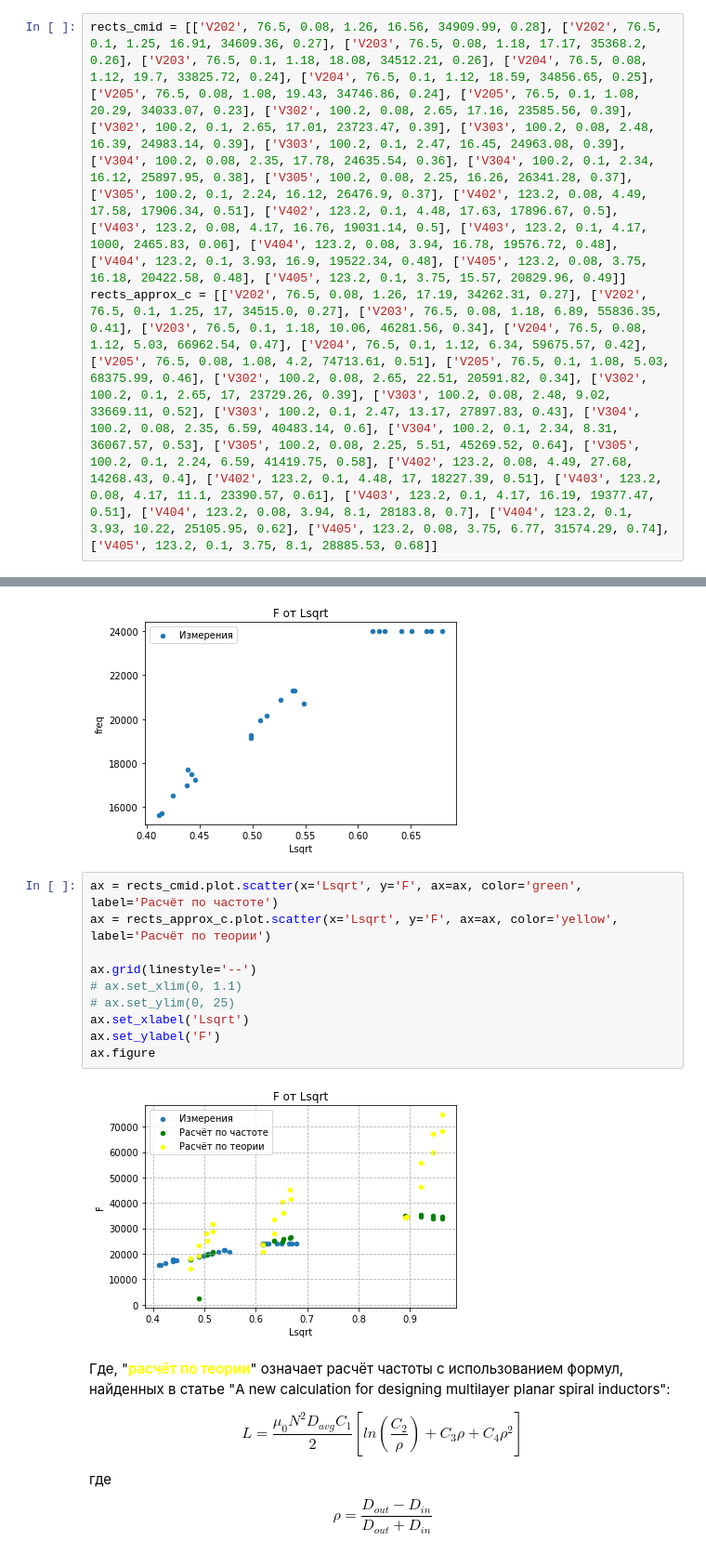
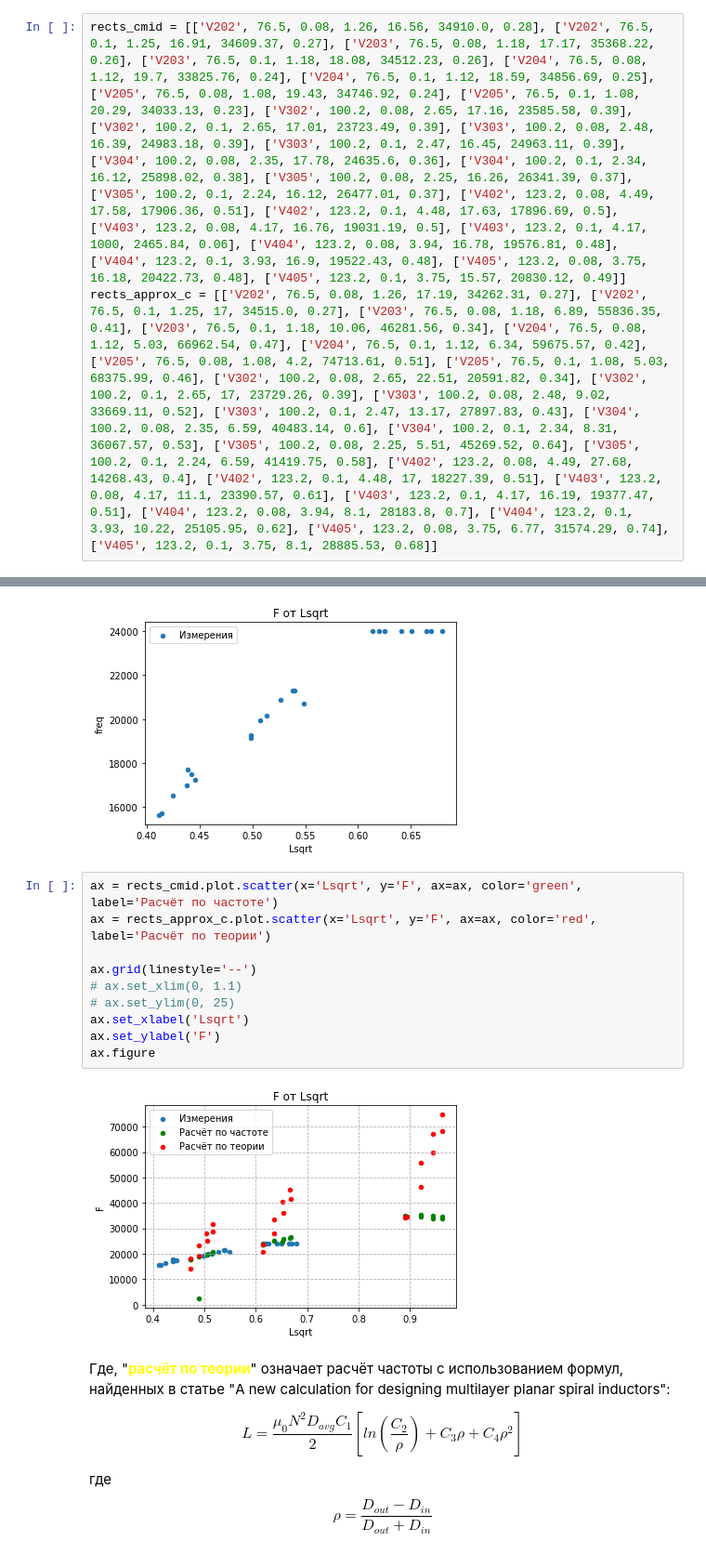
Before and after one commit to igrekus/coil-report, a Jupyter notebook: coil-f-comparison.ipynb, the cells around one changed output, grey strips where cells are left out. Shown at 93% size. Saved outputs shown, nothing was run; the diff lists cells and outputs as text.

Commit message:
FIX: change calculated lsqrt color to red

```diff
--- a/coil-f-comparison.ipynb
+++ b/coil-f-comparison.ipynb
@@ -48,7 +48,7 @@ See the caveats in the documentation: https://pandas.pydata.org/pandas-docs/stab
 cmid = rects['C, pF']
 cmid = list(cmid)
 # %%
-rects_cmid = [['V202', 76.5, 0.08, 1.26, 16.56, 34909.99, 0.28], ['V202', 76.5, 0.1, 1.25, 16.91, 34609.36, 0.27], ['V203', 76.5, 0.08, 1.18, 17.17, 35368.2, 0.26], ['V203', 76.5, 0.1, 1.18, 18.08, 34512.21, 0.26], ['V204', 76.5, 0.08, 1.12, 19.7, 33825.72, 0.24], ['V204', 76.5, 0.1, 1.12, 18.59, 34856.65, 0.25], ['V205', 76.5, 0.08, 1.08, 19.43, 34746.86, 0.24], ['V205', 76.5, 0.1, 1.08, 20.29, 34033.07, 0.23], ['V302', 100.2, 0.08, 2.65, 17.16, 23585.56, 0.39], ['V302', 100.2, 0.1, 2.65, 17.01, 23723.47, 0.39], ['V303', 100.2, 0.08, 2.48, 16.39, 24983.14, 0.39], ['V303', 100.2, 0.1, 2.47, 16.45, 24963.08, 0.39], ['V304', 100.2, 0.08, 2.35, 17.78, 24635.54, 0.36], ['V304', 100.2, 0.1, 2.34, 16.12, 25897.95, 0.38], ['V305', 100.2, 0.08, 2.25, 16.26, 26341.28, 0.37], ['V305', 100.2, 0.1, 2.24, 16.12, 26476.9, 0.37], ['V402', 123.2, 0.08, 4.49, 17.58, 17906.34, 0.51], ['V402', 123.2, 0.1, 4.48, 17.63, 17896.67, 0.5], ['V403', 123.2, 0.08, 4.17, 16.76, 19031.14, 0.5], ['V403', 123.2, 0.1, 4.17, 1000, 2465.83, 0.06], ['V404', 123.2, 0.08, 3.94, 16.78, 19576.72, 0.48], ['V404', 123.2, 0.1, 3.93, 16.9, 19522.34, 0.48], ['V405', 123.2, 0.08, 3.75, 16.18, 20422.58, 0.48], ['V405', 123.2, 0.1, 3.75, 15.57, 20829.96, 0.49]]
+rects_cmid = [['V202', 76.5, 0.08, 1.26, 16.56, 34910.0, 0.28], ['V202', 76.5, 0.1, 1.25, 16.91, 34609.37, 0.27], ['V203', 76.5, 0.08, 1.18, 17.17, 35368.22, 0.26], ['V203', 76.5, 0.1, 1.18, 18.08, 34512.23, 0.26], ['V204', 76.5, 0.08, 1.12, 19.7, 33825.76, 0.24], ['V204', 76.5, 0.1, 1.12, 18.59, 34856.69, 0.25], ['V205', 76.5, 0.08, 1.08, 19.43, 34746.92, 0.24], ['V205', 76.5, 0.1, 1.08, 20.29, 34033.13, 0.23], ['V302', 100.2, 0.08, 2.65, 17.16, 23585.58, 0.39], ['V302', 100.2, 0.1, 2.65, 17.01, 23723.49, 0.39], ['V303', 100.2, 0.08, 2.48, 16.39, 24983.18, 0.39], ['V303', 100.2, 0.1, 2.47, 16.45, 24963.11, 0.39], ['V304', 100.2, 0.08, 2.35, 17.78, 24635.6, 0.36], ['V304', 100.2, 0.1, 2.34, 16.12, 25898.02, 0.38], ['V305', 100.2, 0.08, 2.25, 16.26, 26341.39, 0.37], ['V305', 100.2, 0.1, 2.24, 16.12, 26477.01, 0.37], ['V402', 123.2, 0.08, 4.49, 17.58, 17906.36, 0.51], ['V402', 123.2, 0.1, 4.48, 17.63, 17896.69, 0.5], ['V403', 123.2, 0.08, 4.17, 16.76, 19031.19, 0.5], ['V403', 123.2, 0.1, 4.17, 1000, 2465.84, 0.06], ['V404', 123.2, 0.08, 3.94, 16.78, 19576.81, 0.48], ['V404', 123.2, 0.1, 3.93, 16.9, 19522.43, 0.48], ['V405', 123.2, 0.08, 3.75, 16.18, 20422.73, 0.48], ['V405', 123.2, 0.1, 3.75, 15.57, 20830.12, 0.49]]
 rects_approx_c = [['V202', 76.5, 0.08, 1.26, 17.19, 34262.31, 0.27], ['V202', 76.5, 0.1, 1.25, 17, 34515.0, 0.27], ['V203', 76.5, 0.08, 1.18, 6.89, 55836.35, 0.41], ['V203', 76.5, 0.1, 1.18, 10.06, 46281.56, 0.34], ['V204', 76.5, 0.08, 1.12, 5.03, 66962.54, 0.47], ['V204', 76.5, 0.1, 1.12, 6.34, 59675.57, 0.42], ['V205', 76.5, 0.08, 1.08, 4.2, 74713.61, 0.51], ['V205', 76.5, 0.1, 1.08, 5.03, 68375.99, 0.46], ['V302', 100.2, 0.08, 2.65, 22.51, 20591.82, 0.34], ['V302', 100.2, 0.1, 2.65, 17, 23729.26, 0.39], ['V303', 100.2, 0.08, 2.48, 9.02, 33669.11, 0.52], ['V303', 100.2, 0.1, 2.47, 13.17, 27897.83, 0.43], ['V304', 100.2, 0.08, 2.35, 6.59, 40483.14, 0.6], ['V304', 100.2, 0.1, 2.34, 8.31, 36067.57, 0.53], ['V305', 100.2, 0.08, 2.25, 5.51, 45269.52, 0.64], ['V305', 100.2, 0.1, 2.24, 6.59, 41419.75, 0.58], ['V402', 123.2, 0.08, 4.49, 27.68, 14268.43, 0.4], ['V402', 123.2, 0.1, 4.48, 17, 18227.39, 0.51], ['V403', 123.2, 0.08, 4.17, 11.1, 23390.57, 0.61], ['V403', 123.2, 0.1, 4.17, 16.19, 19377.47, 0.51], ['V404', 123.2, 0.08, 3.94, 8.1, 28183.8, 0.7], ['V404', 123.2, 0.1, 3.93, 10.22, 25105.95, 0.62], ['V405', 123.2, 0.08, 3.75, 6.77, 31574.29, 0.74], ['V405', 123.2, 0.1, 3.75, 8.1, 28885.53, 0.68]]
 # %%
 rects_cmid = pd.DataFrame(rects_cmid, columns=['file', 'len', 'dia', 'L', 'C', 'F', 'Q'])
@@ -102,16 +102,16 @@ ax = rects.plot.scatter(x='Lsqrt', y='freq', title=f'F от Lsqrt', label='Из
 [figure]
 # %%
 ax = rects_cmid.plot.scatter(x='Lsqrt', y='F', ax=ax, color='green', label='Расчёт по частоте')
-ax = rects_approx_c.plot.scatter(x='Lsqrt', y='F', ax=ax, color='yellow', label='Расчёт по теории')
+ax = rects_approx_c.plot.scatter(x='Lsqrt', y='F', ax=ax, color='red', label='Расчёт по теории')
 
 ax.grid(linestyle='--')
 # ax.set_xlim(0, 1.1)
 # ax.set_ylim(0, 25)
 ax.set_xlabel('Lsqrt')
 ax.set_ylabel('F')
 ax.figure
 # %% [output]
-[figure, old version]
+[figure, new version]
 # %% [markdown]
 Где, "<b><font color='yellow'>расчёт по теории</font></b>" означает расчёт частоты с использованием формул, найденных в статье "A new calculation for designing multilayer planar spiral inductors":
 
```
Also changed, not shown: parts of 1 cell of this notebook.
